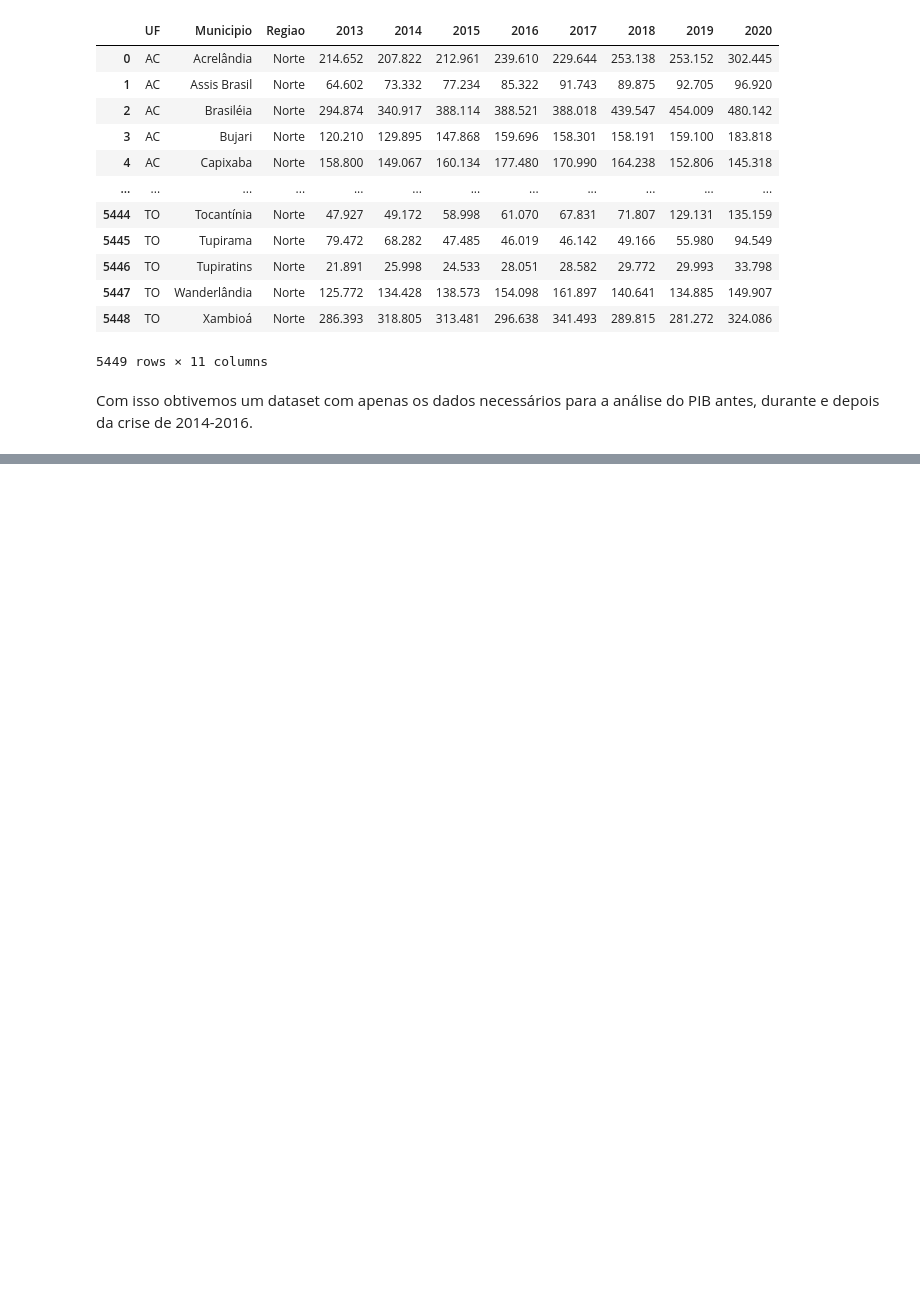
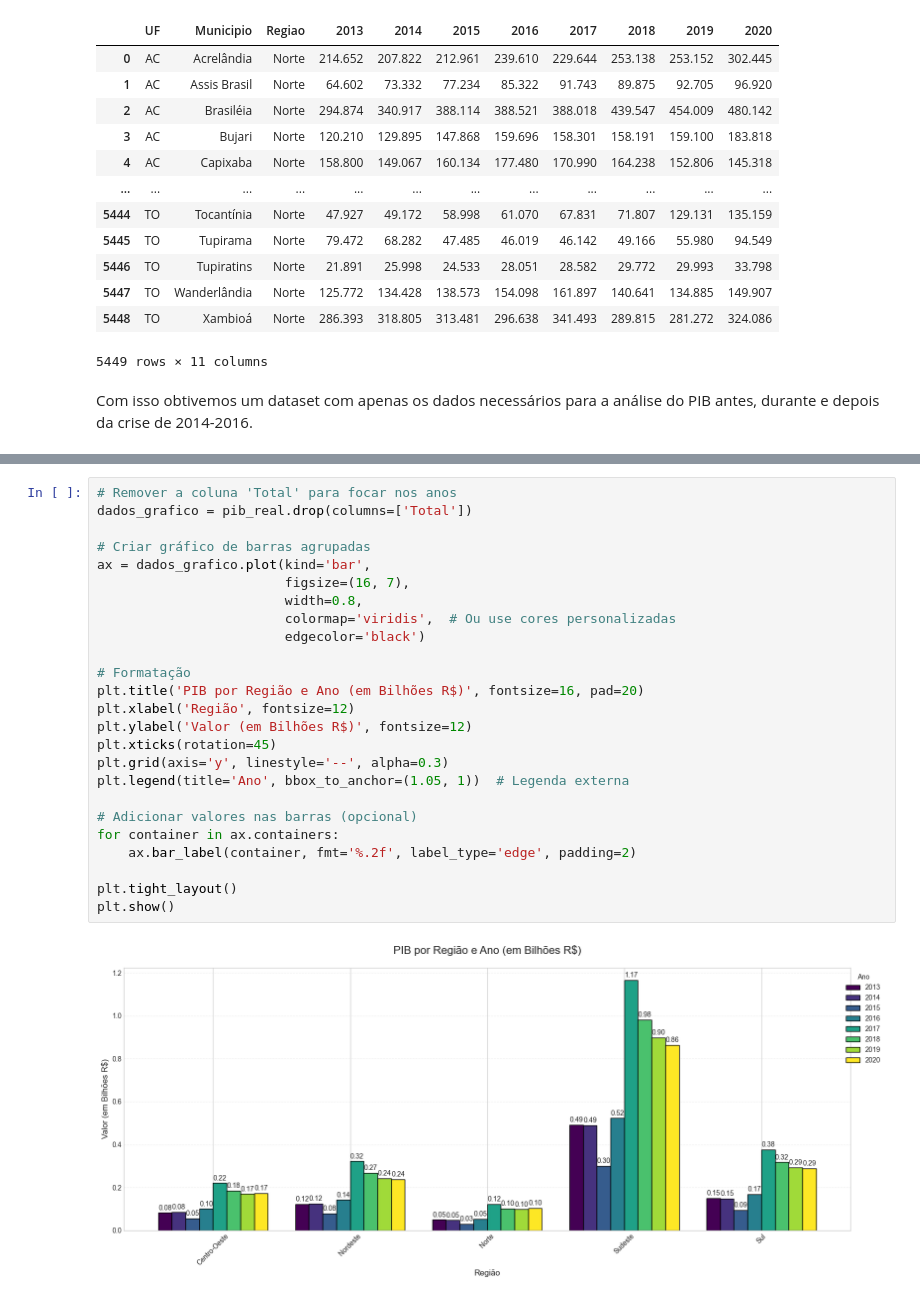
Before and after one commit to anaC-Fernandes/ProjetoDados, a Jupyter notebook: Notebooks/Dataset_Crise.ipynb, the cells around one changed output, grey strips where cells are left out. Cells and saved outputs as stored; diff of their text form; blank space fills up the shorter version.

```diff
--- a/Notebooks/Dataset_Crise.ipynb
+++ b/Notebooks/Dataset_Crise.ipynb
@@ -215,0 +524,27 @@ Com isso obtivemos um dataset com apenas os dados necessários para a análise d
+# %%
+# Remover a coluna 'Total' para focar nos anos
+dados_grafico = pib_real.drop(columns=['Total'])
+
+# Criar gráfico de barras agrupadas
+ax = dados_grafico.plot(kind='bar',
+                        figsize=(16, 7),
+                        width=0.8,
+                        colormap='viridis',  # Ou use cores personalizadas
+                        edgecolor='black')
+
+# Formatação
+plt.title('PIB por Região e Ano (em Bilhões R$)', fontsize=16, pad=20)
+plt.xlabel('Região', fontsize=12)
+plt.ylabel('Valor (em Bilhões R$)', fontsize=12)
+plt.xticks(rotation=45)
+plt.grid(axis='y', linestyle='--', alpha=0.3)
+plt.legend(title='Ano', bbox_to_anchor=(1.05, 1))  # Legenda externa
+
+# Adicionar valores nas barras (opcional)
+for container in ax.containers:
+    ax.bar_label(container, fmt='%.2f', label_type='edge', padding=2)
+
+plt.tight_layout()
+plt.show()
+# %% [output]
+[figure, added]
```
Also changed, not shown: parts of 22 cells of this notebook.
